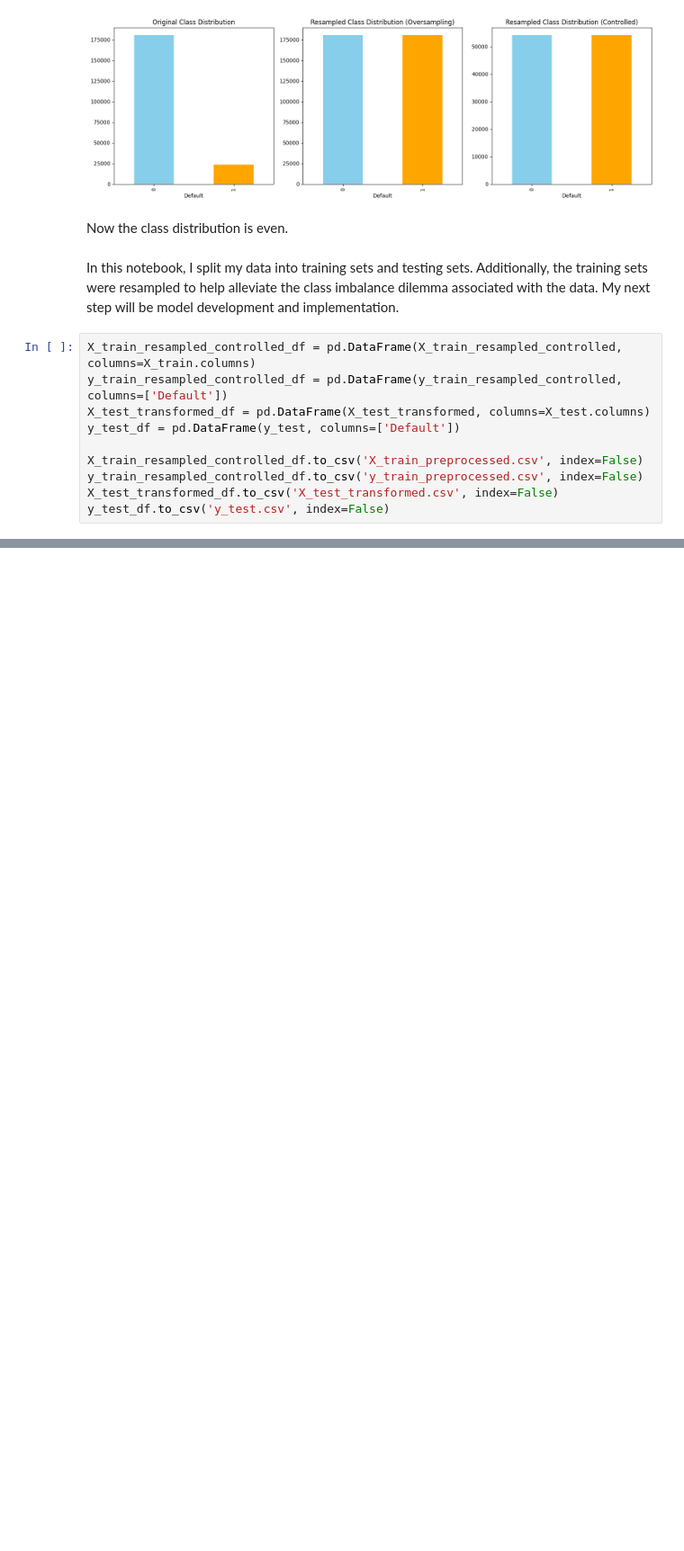
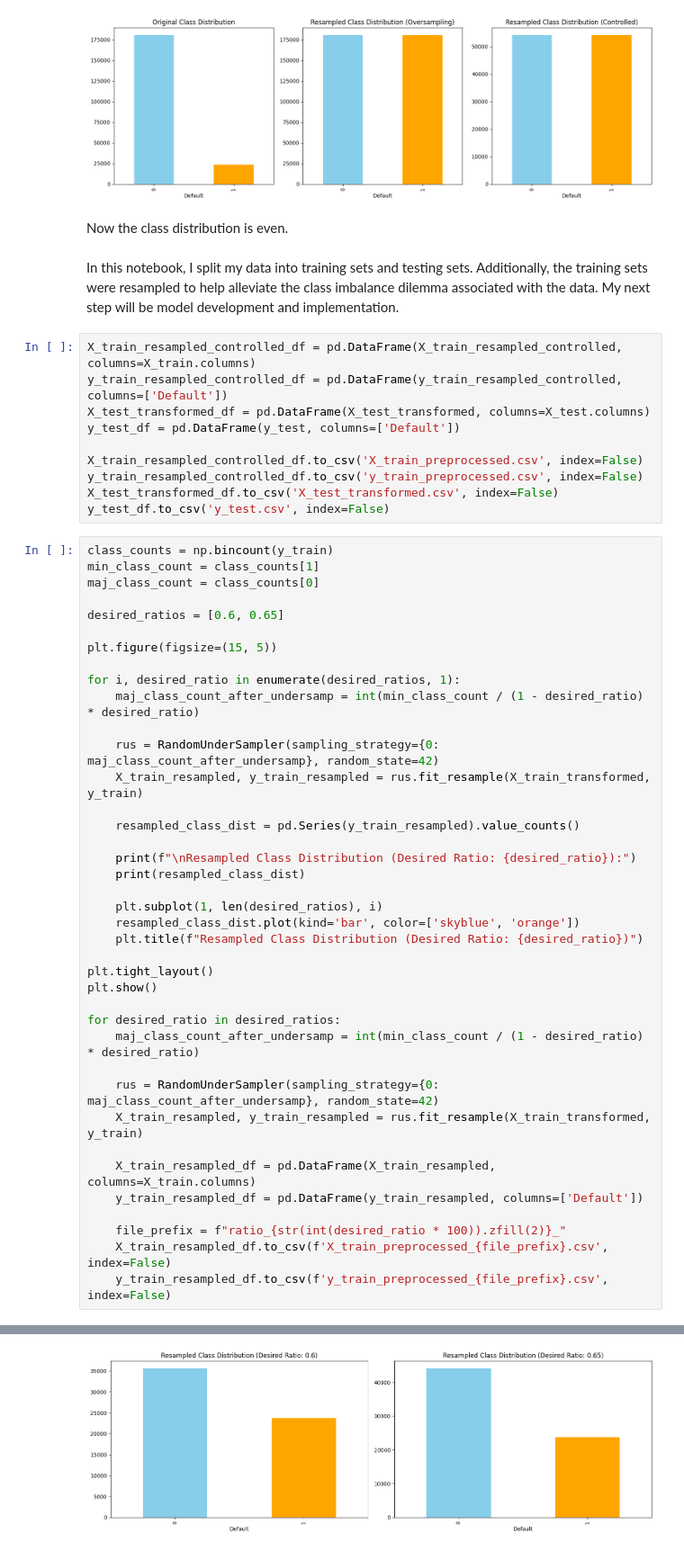
Before and after one commit to tripfernandes/Capstone-II---Loan-Default-Prediction, a Jupyter notebook: loan_prediction_preprocessing.ipynb, the cells around one changed output, grey strips where cells are left out. Shown: that part at 90% size. Drawn from its saved outputs; the diff is of its cells as text; blank space fills up the shorter version.

```diff
--- a/loan_prediction_preprocessing.ipynb
+++ b/loan_prediction_preprocessing.ipynb
@@ -273,3 +273,43 @@ X_train_resampled_controlled_df.to_csv('X_train_preprocessed.csv', index=False)
 y_train_resampled_controlled_df.to_csv('y_train_preprocessed.csv', index=False)
 X_test_transformed_df.to_csv('X_test_transformed.csv', index=False)
 y_test_df.to_csv('y_test.csv', index=False)
+# %%
+class_counts = np.bincount(y_train)
+min_class_count = class_counts[1]
+maj_class_count = class_counts[0]
+
+desired_ratios = [0.6, 0.65]
+
+plt.figure(figsize=(15, 5))
+
+for i, desired_ratio in enumerate(desired_ratios, 1):
+    maj_class_count_after_undersamp = int(min_class_count / (1 - desired_ratio) * desired_ratio)
+
+    rus = RandomUnderSampler(sampling_strategy={0: maj_class_count_after_undersamp}, random_state=42)
+    X_train_resampled, y_train_resampled = rus.fit_resample(X_train_transformed, y_train)
+
+    resampled_class_dist = pd.Series(y_train_resampled).value_counts()
+
+    print(f"\nResampled Class Distribution (Desired Ratio: {desired_ratio}):")
+    print(resampled_class_dist)
+
+    plt.subplot(1, len(desired_ratios), i)
+    resampled_class_dist.plot(kind='bar', color=['skyblue', 'orange'])
+    plt.title(f"Resampled Class Distribution (Desired Ratio: {desired_ratio})")
+
+plt.tight_layout()
+plt.show()
+
+for desired_ratio in desired_ratios:
+    maj_class_count_after_undersamp = int(min_class_count / (1 - desired_ratio) * desired_ratio)
+
+    rus = RandomUnderSampler(sampling_strategy={0: maj_class_count_after_undersamp}, random_state=42)
+    X_train_resampled, y_train_resampled = rus.fit_resample(X_train_transformed, y_train)
+
+    X_train_resampled_df = pd.DataFrame(X_train_resampled, columns=X_train.columns)
+    y_train_resampled_df = pd.DataFrame(y_train_resampled, columns=['Default'])
+
+    file_prefix = f"ratio_{str(int(desired_ratio * 100)).zfill(2)}_"
+    X_train_resampled_df.to_csv(f'X_train_preprocessed_{file_prefix}.csv', index=False)
+    y_train_resampled_df.to_csv(f'y_train_preprocessed_{file_prefix}.csv', index=False)
+# %% [output]
@@ -275,0 +327 @@ y_test_df.to_csv('y_test.csv', index=False)
+[figure, added]
```
Also changed, not shown: parts of 1 cell of this notebook.
